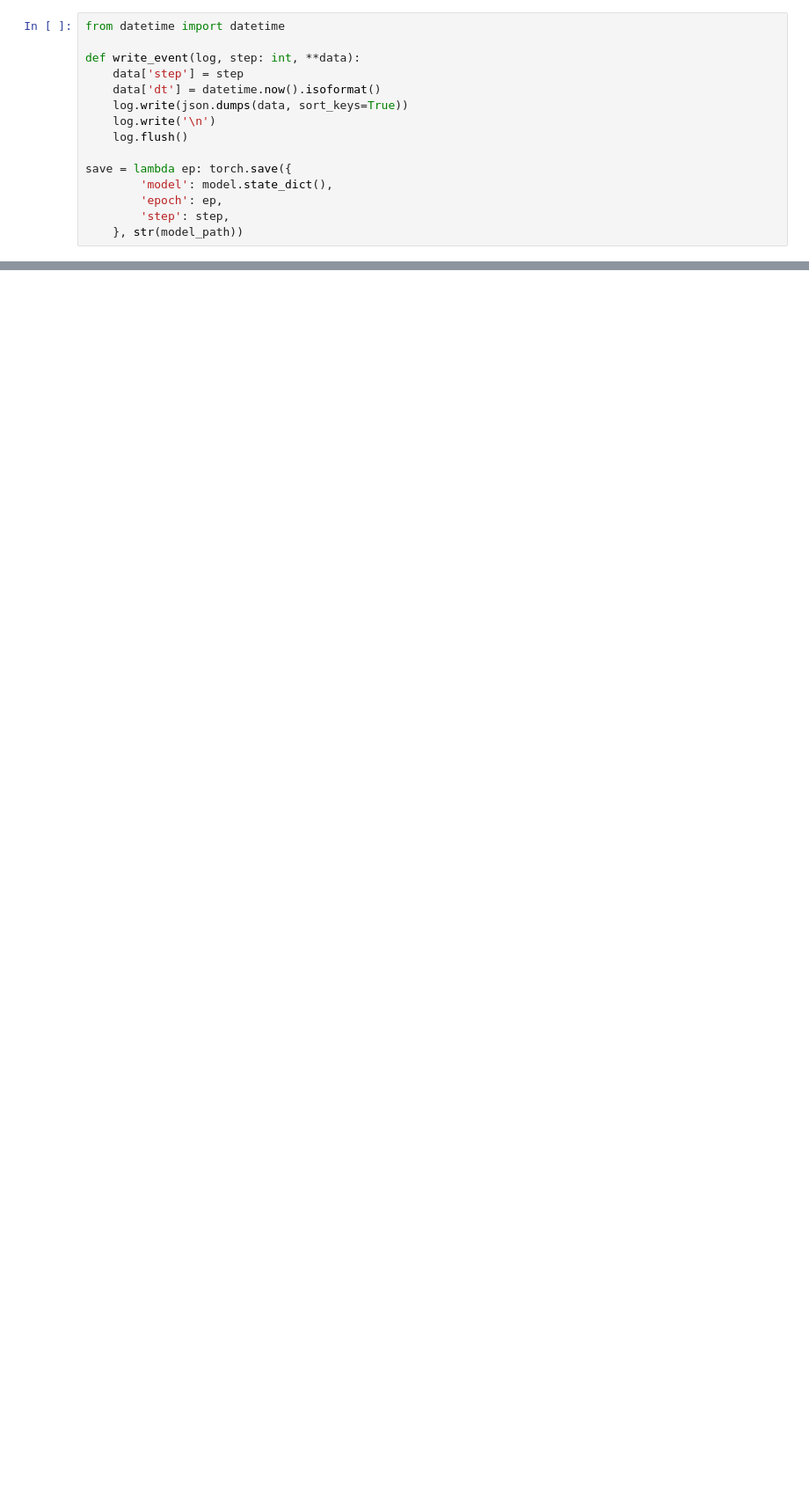
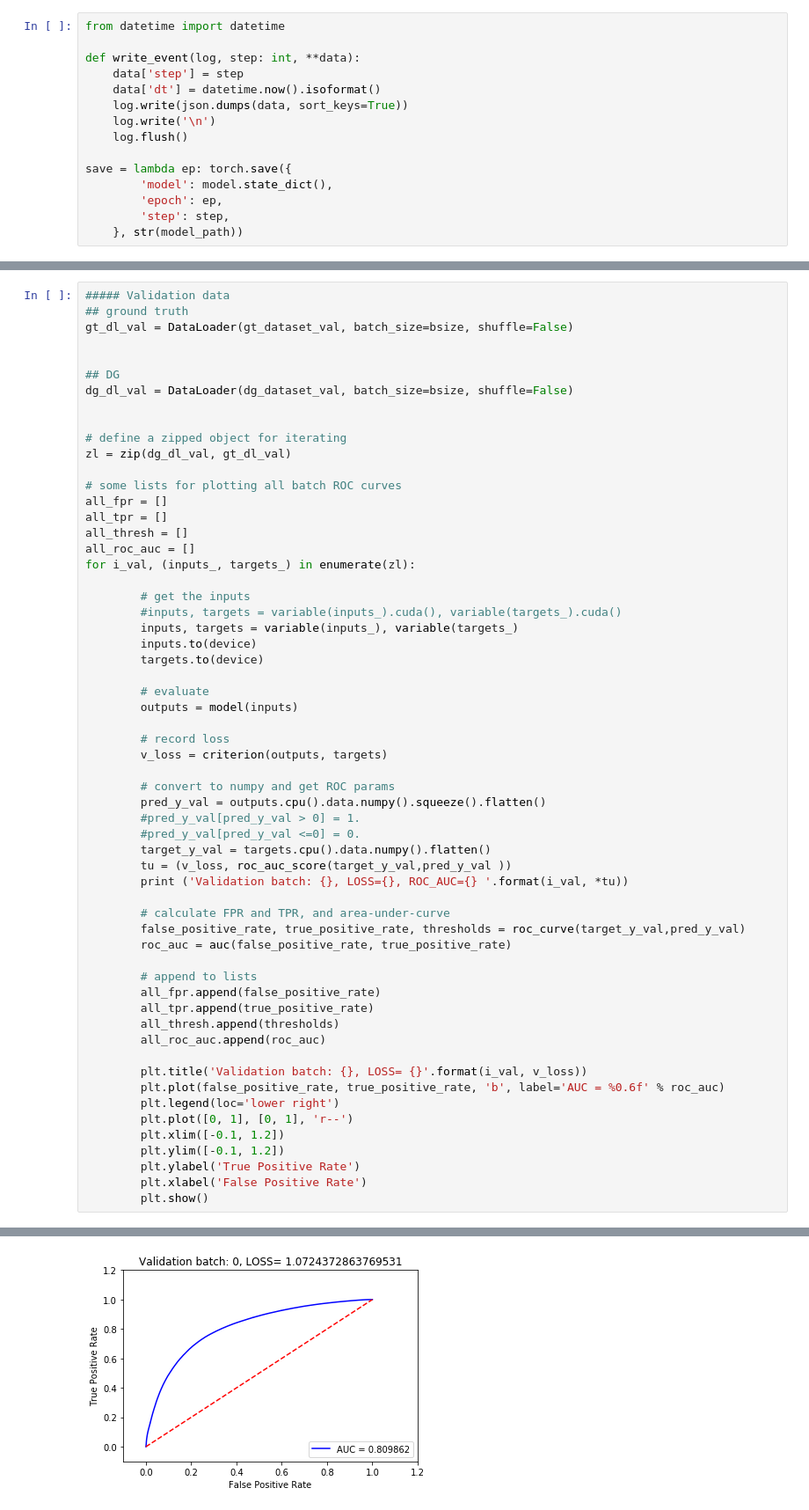
Before and after one commit to joemcglinchy/IS_segmentation, a Jupyter notebook: UNet3band_optionally_use_VGG_DigitalGlobe_Parallel_ROC.ipynb, the cells around one changed output, grey strips where cells are left out. Shown at 88% size. Saved outputs shown, nothing was run; the diff lists cells and outputs as text; blank space fills up the shorter version.

```diff
--- a/UNet3band_optionally_use_VGG_DigitalGlobe_Parallel_ROC.ipynb
+++ b/UNet3band_optionally_use_VGG_DigitalGlobe_Parallel_ROC.ipynb
@@ -474,0 +457,60 @@ on epoch 1
+# %%
+##### Validation data
+## ground truth
+gt_dl_val = DataLoader(gt_dataset_val, batch_size=bsize, shuffle=False)
+
+
+## DG
+dg_dl_val = DataLoader(dg_dataset_val, batch_size=bsize, shuffle=False)
+
+
+# define a zipped object for iterating
+zl = zip(dg_dl_val, gt_dl_val)
+
+# some lists for plotting all batch ROC curves
+all_fpr = []
+all_tpr = []
+all_thresh = []
+all_roc_auc = []
+for i_val, (inputs_, targets_) in enumerate(zl):
+
+        # get the inputs
+        #inputs, targets = variable(inputs_).cuda(), variable(targets_).cuda()
+        inputs, targets = variable(inputs_), variable(targets_)
+        inputs.to(device)
+        targets.to(device)
+
+        # evaluate
+        outputs = model(inputs)
+
+        # record loss
+        v_loss = criterion(outputs, targets)
+
+        # convert to numpy and get ROC params
+        pred_y_val = outputs.cpu().data.numpy().squeeze().flatten()
+        #pred_y_val[pred_y_val > 0] = 1.
+        #pred_y_val[pred_y_val <=0] = 0.
+        target_y_val = targets.cpu().data.numpy().flatten()
+        tu = (v_loss, roc_auc_score(target_y_val,pred_y_val ))
+        print ('Validation batch: {}, LOSS={}, ROC_AUC={} '.format(i_val, *tu))
+
+        # calculate FPR and TPR, and area-under-curve
+        false_positive_rate, true_positive_rate, thresholds = roc_curve(target_y_val,pred_y_val)
+        roc_auc = auc(false_positive_rate, true_positive_rate)
+
+        # append to lists
+        all_fpr.append(false_positive_rate)
+        all_tpr.append(true_positive_rate)
+        all_thresh.append(thresholds)
+        all_roc_auc.append(roc_auc)
+
+        plt.title('Validation batch: {}, LOSS= {}'.format(i_val, v_loss))
+        plt.plot(false_positive_rate, true_positive_rate, 'b', label='AUC = %0.6f' % roc_auc)
+        plt.legend(loc='lower right')
+        plt.plot([0, 1], [0, 1], 'r--')
+        plt.xlim([-0.1, 1.2])
+        plt.ylim([-0.1, 1.2])
+        plt.ylabel('True Positive Rate')
+        plt.xlabel('False Positive Rate')
+        plt.show()
+# %% [output]
@@ -474,0 +518 @@ on epoch 1
+[figure, added]
```
Also changed, not shown: parts of 24 cells of this notebook.
